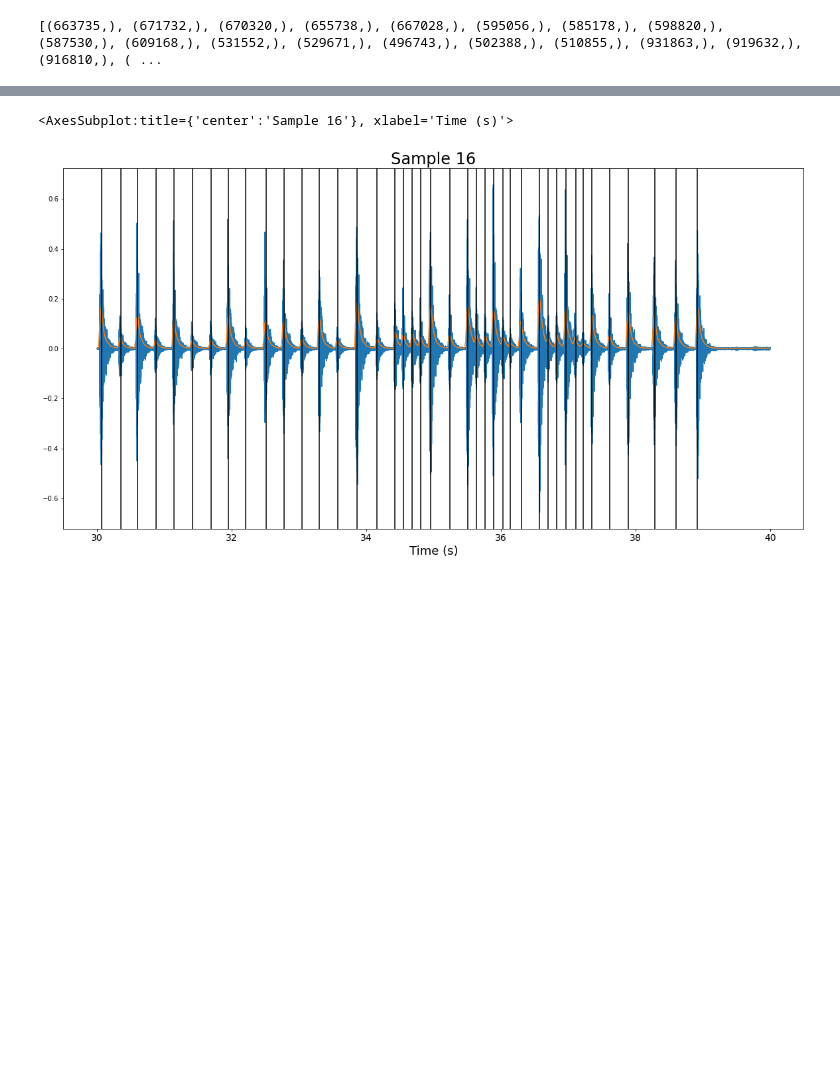
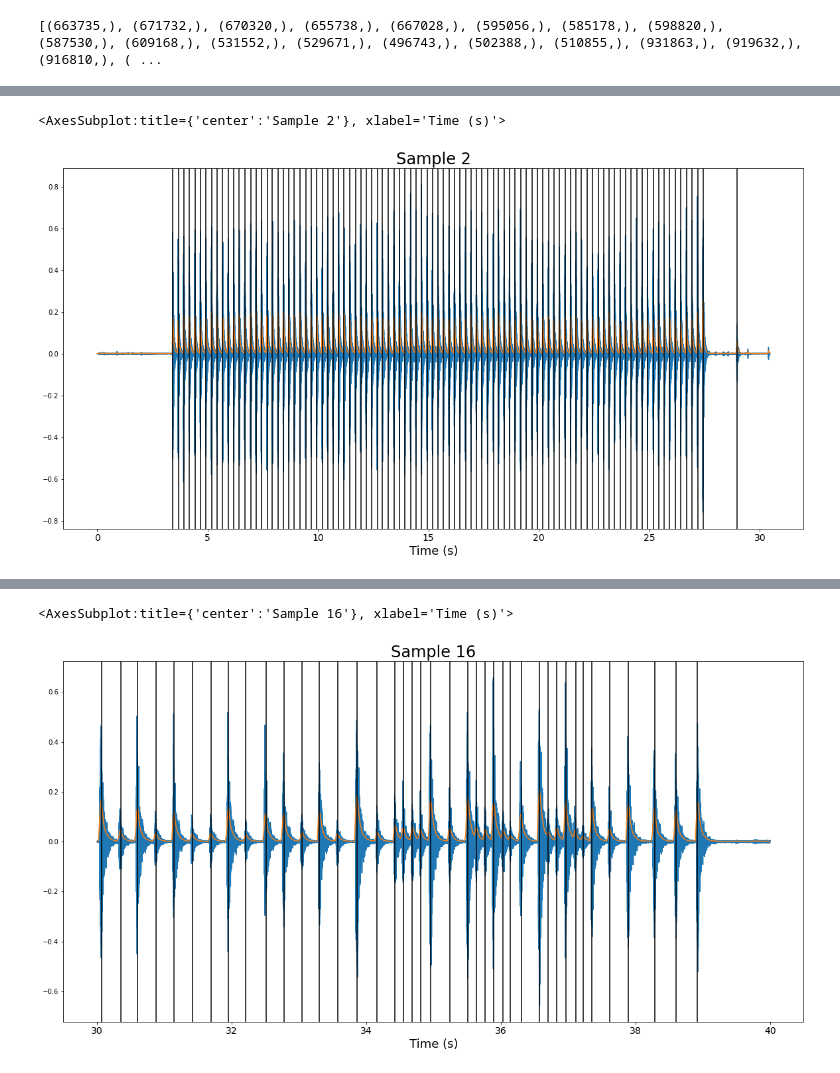
Before and after one commit to prestondunton/rhythm_regression, a Jupyter notebook: Data_Inspection.ipynb, the cells around one changed output, grey strips where cells are left out. Cells and saved outputs as stored; diff of their text form; code cells hidden in the pictures; blank space fills up the shorter version.

```diff
--- a/Data_Inspection.ipynb
+++ b/Data_Inspection.ipynb
@@ -23,0 +25,6 @@ nbt.plot_rmse_transients(samples[99-1], time_range=(0,120), title='Sample 9')
+# %%
+nbt.plot_rmse_transients(samples[2-1], time_range=None, title='Sample 2')
+# missing note due to player mistake
+# %% [output]
+<AxesSubplot:title={'center':'Sample 2'}, xlabel='Time (s)'>
+[figure, added]
```
Also changed, not shown: parts of 6 cells of this notebook, 3 other files.
